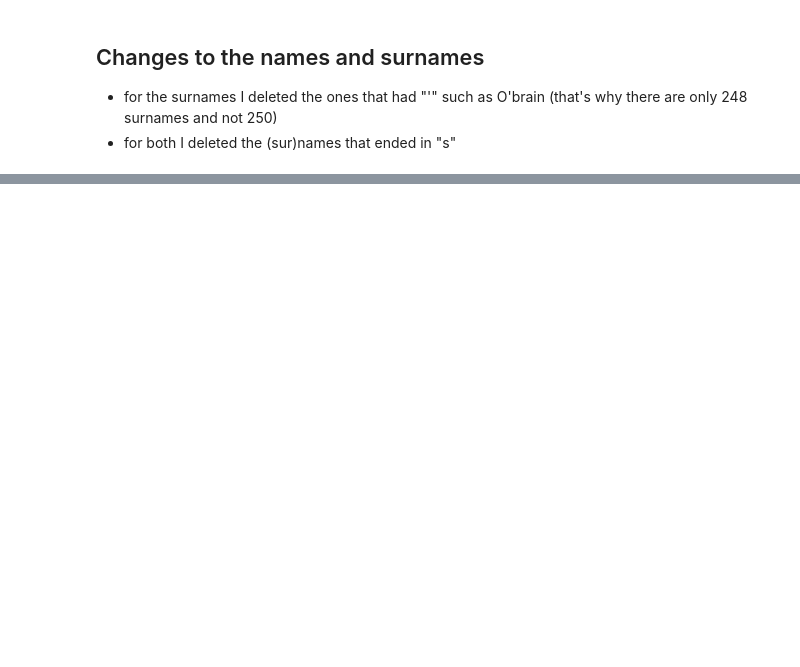
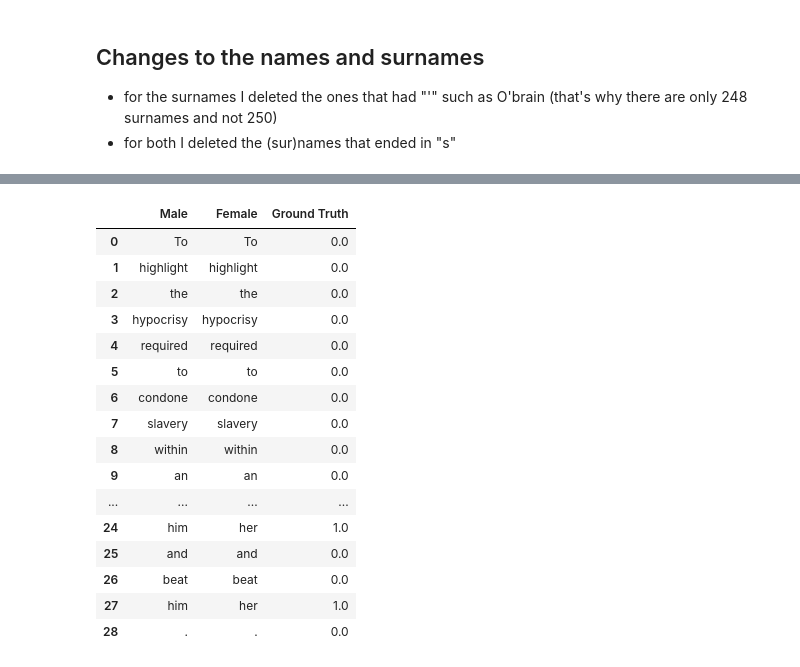
Before and after one commit to braindatalab/gecobench, a Jupyter notebook: data/dataset_generation/create_dataset.ipynb, the cells around one changed output, grey strips where cells are left out. Cells and saved outputs as stored; diff of their text form; code cells hidden in the pictures; blank space fills up the shorter version.

```diff
--- a/data/dataset_generation/create_dataset.ipynb
+++ b/data/dataset_generation/create_dataset.ipynb
@@ -286,3 +378,34 @@ gt_subj_train = gt_subj.loc[train_idx_subj]
+# %%
+def create_gt(original_phrases, female_gt, male_gt):
+    gt_out = pd.DataFrame(np.zeros(phrases.subj_female.shape))
+    offset = 3
+
+    for i in range(len(original_phrases)):
+        phrase_f = female_gt.iloc[i]
+        phrase_m = male_gt.iloc[i]
+
+        for word_idx in range(len(phrase_f)):
+            if str(phrase_f[word_idx + offset]) != str(phrase_m[word_idx + offset]):
+                gt_out.iloc[i][word_idx] = 1
+
+    return gt_out
+
+
+# Ground truth for change type "all"
+gt_all = create_gt(phrases.original, phrases.all_female, phrases.all_male)
+gt_all_val = gt_all.loc[val_idx_all]
+gt_all_train = gt_all.loc[train_idx_all]
+
+# Concat ground truth to match training set (df_training_male, df_training_female)
+gt_all_train = pd.concat([gt_all_train, gt_all_train])
+
+# Ground truth for change type "subj"
+gt_subj = create_gt(phrases.original, phrases.subj_female, phrases.subj_male)
+gt_subj_val = gt_subj.loc[val_idx_subj]
+gt_subj_train = gt_subj.loc[train_idx_subj]
+
+# Concat ground truth to match training set (df_training_male, df_training_female)
+gt_subj_train = pd.concat([gt_subj_train, gt_subj_train])
 # %%
 gt_files = {
     "gt_subj_val.pkl": gt_subj_val,
@@ -296 +419,32 @@ for filename, df in gt_files.items():
         pickle.dump(df, f)
+# %%
+# Sanity check
+
+idx = df_validation_male_all[1] == "highlight"
+cur_gt = gt_all_val[idx].iloc[0]
+cur_sentence_male = df_validation_male_all[idx].iloc[0][2:]
+cur_sentence_female = df_validation_female_all[idx].iloc[0][2:]
+
+pd.DataFrame([
+    cur_sentence_male,
+    cur_sentence_female,
+    cur_gt
+], index=["Male", "Female", "Ground Truth"]).T
+# %% [output]
+|  | Male | Female | Ground Truth |
+| 0 | To | To | 0.0 |
+| 1 | highlight | highlight | 0.0 |
+| 2 | the | the | 0.0 |
+| 3 | hypocrisy | hypocrisy | 0.0 |
+| 4 | required | required | 0.0 |
+| 5 | to | to | 0.0 |
+| 6 | condone | condone | 0.0 |
+| 7 | slavery | slavery | 0.0 |
+| 8 | within | within | 0.0 |
+| 9 | an | an | 0.0 |
+| ... | ... | ... | ... |
+| 24 | him | her | 1.0 |
+| 25 | and | and | 0.0 |
+| 26 | beat | beat | 0.0 |
+| 27 | him | her | 1.0 |
+| 28 | . | . | 0.0 |
```
Also changed, not shown: parts of 12 cells of this notebook, 6 other files.
